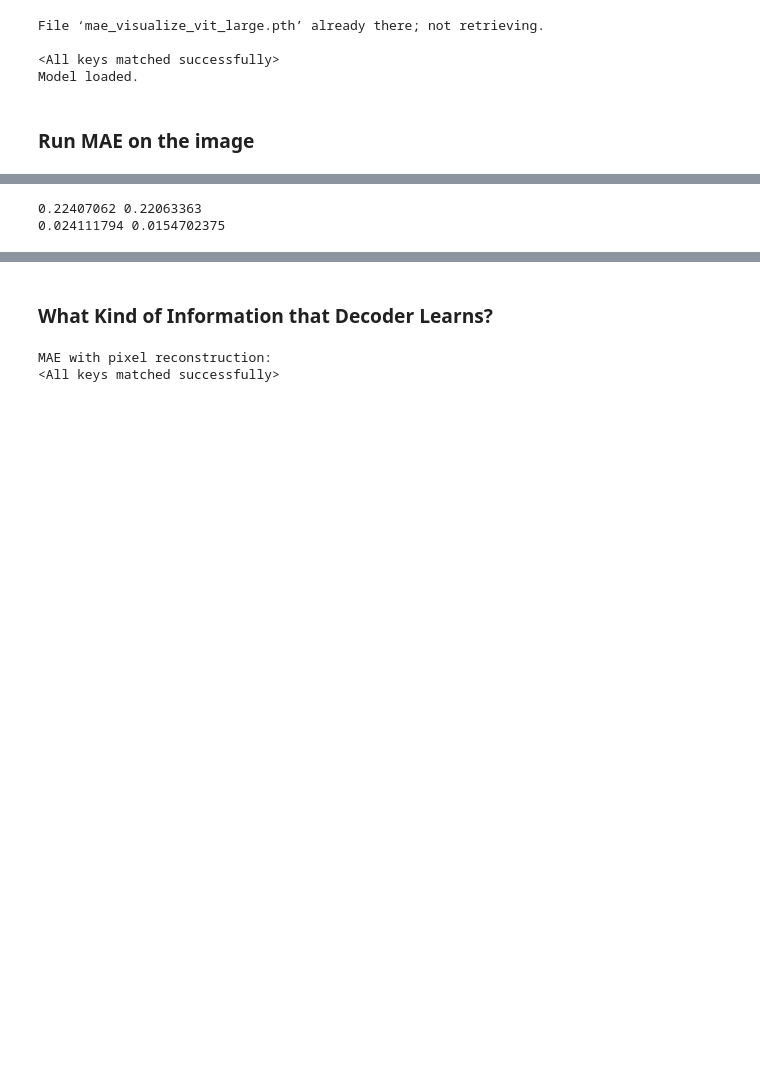
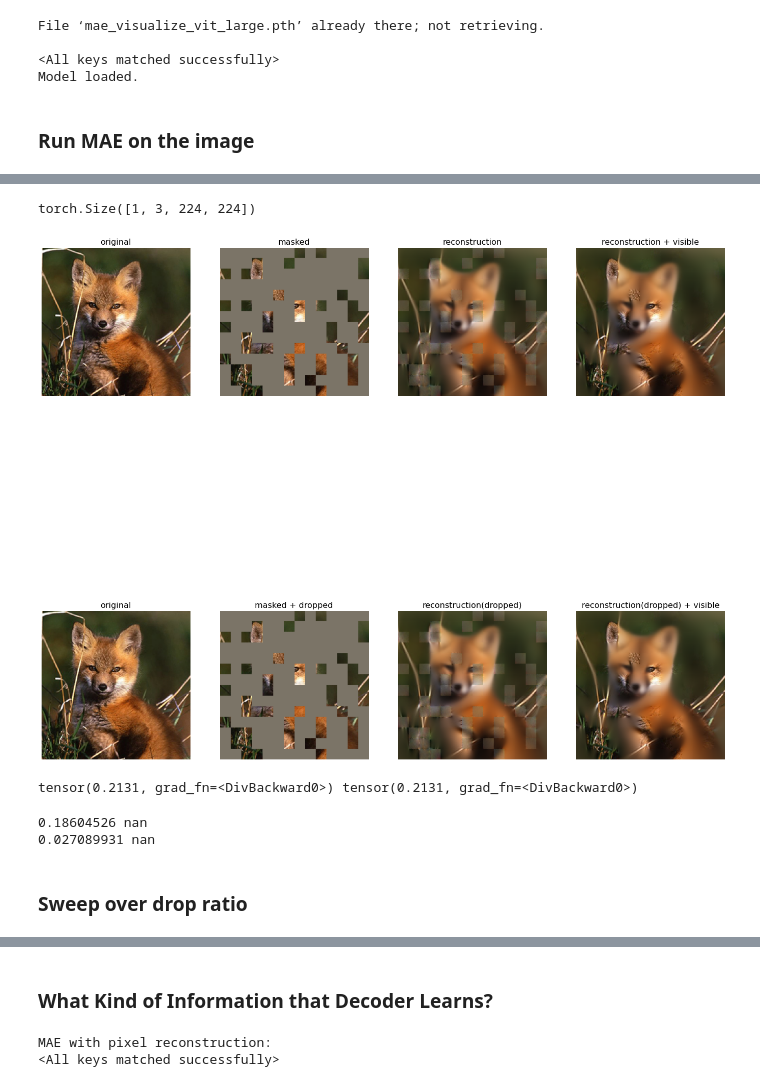
Before and after one commit to SuhongMoon/mae, a Jupyter notebook: mae_visualize.ipynb, the cells around one changed output, grey strips where cells are left out. Saved outputs shown, nothing was run; the diff lists cells and outputs as text; code cells hidden in the pictures; blank space fills up the shorter version.

```diff
--- a/mae_visualize.ipynb
+++ b/mae_visualize.ipynb
@@ -164,22 +164,23 @@ import models_mae
 for seed in range(2, 3):
     # torch.manual_seed(seed)
     loss1, loss1_dropped = run_one_image(img1, model_mae, 0.5, 0.5)
-    loss2, loss2_dropped = run_one_image(img2, model_mae, 0.5, 0.5)
+    # loss2, loss2_dropped = run_one_image(img2, model_mae, 0.5, 0.5)
     loss1_list.append(loss1.detach().cpu().numpy())
-    loss2_list.append(loss2.detach().cpu().numpy())
+    # loss2_list.append(loss2.detach().cpu().numpy())
     loss1_dropped_list.append(loss1_dropped.detach().cpu().numpy())
-    loss2_dropped_list.append(loss2_dropped.detach().cpu().numpy())
+    print(loss1, loss1_dropped)
+    # loss2_dropped_list.append(loss2_dropped.detach().cpu().numpy())
 
-    print('img1 loss: {} img2 loss: {}'.format(loss1, loss2))
+    # print('img1 loss: {} img2 loss: {}'.format(loss1, loss2))
 
-    loss1, loss1_dropped = run_one_image(img1, model_mae, 0.75, 0.0)
-    loss2, loss2_dropped = run_one_image(img2, model_mae, 0.75, 0.0)
-    loss1_list.append(loss1.detach().cpu().numpy())
-    loss2_list.append(loss2.detach().cpu().numpy())
-    loss1_dropped_list.append(loss1_dropped.detach().cpu().numpy())
-    loss2_dropped_list.append(loss2_dropped.detach().cpu().numpy())
+    # loss1, loss1_dropped = run_one_image(img1, model_mae, 0.75, 0.0)
+    # loss2, loss2_dropped = run_one_image(img2, model_mae, 0.75, 0.0)
+    # loss1_list.append(loss1.detach().cpu().numpy())
+    # loss2_list.append(loss2.detach().cpu().numpy())
+    # loss1_dropped_list.append(loss1_dropped.detach().cpu().numpy())
+    # loss2_dropped_list.append(loss2_dropped.detach().cpu().numpy())
 
-    print('img1 loss: {} img2 loss: {}'.format(loss1, loss2))
+    # print('img1 loss: {} img2 loss: {}'.format(loss1, loss2))
 # %% [output]
 MAE with pixel reconstruction:
 torch.Size([1, 3, 224, 224])
@@ -195,3 +189,28 @@ img1 loss: 0.2115093469619751 img2 loss: 0.19691352546215057
+# %%
+for seed in range(2, 3):
+    torch.manual_seed(seed)
+    # loss1, loss1_dropped = run_one_image(img1, model_mae, 0.5, 0.5)
+    # loss2, loss2_dropped = run_one_image(img2, model_mae, 0.5, 0.5)
+    # loss1_list.append(loss1.detach().cpu().numpy())
+    # loss2_list.append(loss2.detach().cpu().numpy())
+    # loss1_dropped_list.append(loss1_dropped.detach().cpu().numpy())
+    # loss2_dropped_list.append(loss2_dropped.detach().cpu().numpy())
+
+    # print('img1 loss: {} img2 loss: {}'.format(loss1, loss2))
+
+    loss1, loss1_dropped = run_one_image(img1, model_mae, 0.75, 0.0)
+    # loss2, loss2_dropped = run_one_image(img2, model_mae, 0.75, 0.0)
+    loss1_list.append(loss1.detach().cpu().numpy())
+    # loss2_list.append(loss2.detach().cpu().numpy())
+    loss1_dropped_list.append(loss1_dropped.detach().cpu().numpy())
+    print(loss1, loss1_dropped)
+    # loss2_dropped_list.append(loss2_dropped.detach().cpu().numpy())
+
+    # print('img1 loss: {} img2 loss: {}'.format(loss1, loss2))
+# %% [output]
+torch.Size([1, 3, 224, 224])
+[figure, added]
+tensor(0.2131, grad_fn=<DivBackward0>) tensor(0.2131, grad_fn=<DivBackward0>)
 # %%
 loss1_arr = np.array(loss1_list)
 loss2_arr = np.array(loss2_list)
@@ -199,5 +218,7 @@ loss2_arr = np.array(loss2_list)
 print(loss1_arr.mean(), loss2_arr.mean())
 print(loss1_arr.std(), loss2_arr.std())
 # %% [output]
-0.22407062 0.22063363
-0.024111794 0.0154702375
+0.18604526 nan
+0.027089931 nan
+# %% [markdown]
+### Sweep over drop ratio
```
Also changed, not shown: parts of 3 cells of this notebook, 1 other file.
